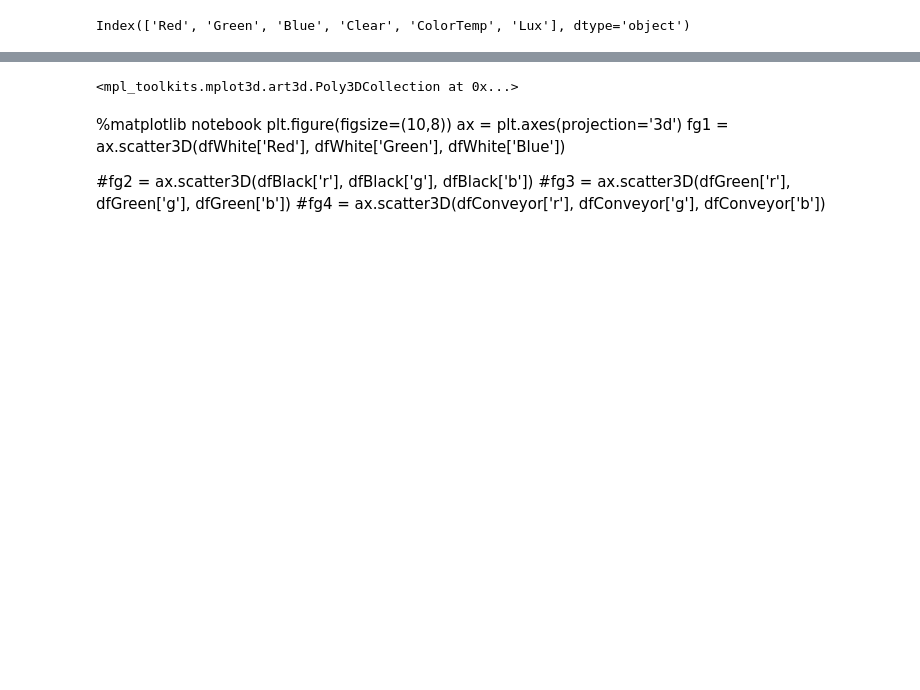
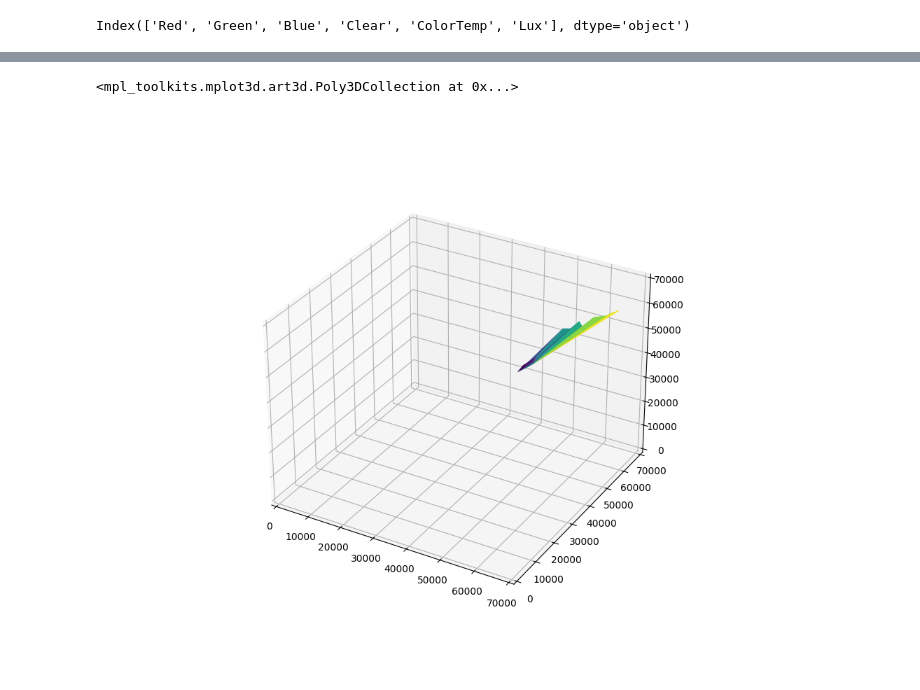
Before and after one commit to DimitarKV/CBLEmbedded, a Jupyter notebook: Orchestrator/Orchestrator.Portal/PointPlot/3DViewColorSensor.ipynb, the cells around one changed output, grey strips where cells are left out. Saved outputs shown, nothing was run; the diff lists cells and outputs as text; code cells hidden in the pictures; blank space fills up the shorter version.

```diff
--- a/Orchestrator/Orchestrator.Portal/PointPlot/3DViewColorSensor.ipynb
+++ b/Orchestrator/Orchestrator.Portal/PointPlot/3DViewColorSensor.ipynb
@@ -29,12 +29,17 @@ dfWhite.columns
 # %% [output]
 Index(['Red', 'Green', 'Blue', 'Clear', 'ColorTemp', 'Lux'], dtype='object')
 # %%
-points = dfWhite[['Red','Green','Blue']].values
-tri = Delaunay(points[:, :2])
+dfWhitePoints = dfWhite[['Red','Green','Blue']].values
+dfEmptyPoints = dfEmpty[['Red','Green','Blue']].values
+dfBlackPoints = dfEmpty[['Red','Green','Blue']].values
+dfWhiteTriangles = Delaunay(dfWhitePoints[:, :2])
 # %%
+%matplotlib widget
 fig = plt.figure(figsize=(10, 8))
 ax = plt.axes(projection='3d')
-
+ax.set_xlim(0, 70000)
+ax.set_ylim(0, 70000)
+ax.set_zlim(0, 70000)
 # Plot the surface
-ax.plot_trisurf(points[:, 0], points[:, 1], points[:, 2], triangles=tri.simplices, cmap='viridis', edgecolor='none')
+ax.plot_trisurf(dfWhitePoints[:, 0], dfWhitePoints[:, 1], dfWhitePoints[:, 2], triangles=dfWhiteTriangles.simplices, cmap='viridis', edgecolor='none')
 # %% [output]
@@ -43,10 +46,2 @@ ax.plot_trisurf(points[:, 0], points[:, 1], points[:, 2], triangles=tri.simplice
 <mpl_toolkits.mplot3d.art3d.Poly3DCollection at 0x...>
+[figure, added]
-# %% [markdown]
-%matplotlib notebook
-plt.figure(figsize=(10,8))
-ax = plt.axes(projection='3d')
-fg1 = ax.scatter3D(dfWhite['Red'], dfWhite['Green'], dfWhite['Blue'])
-
-#fg2 = ax.scatter3D(dfBlack['r'], dfBlack['g'], dfBlack['b'])
-#fg3 = ax.scatter3D(dfGreen['r'], dfGreen['g'], dfGreen['b'])
-#fg4 = ax.scatter3D(dfConveyor['r'], dfConveyor['g'], dfConveyor['b'])
```
Also changed, not shown: parts of 3 cells of this notebook, 7 other files.
